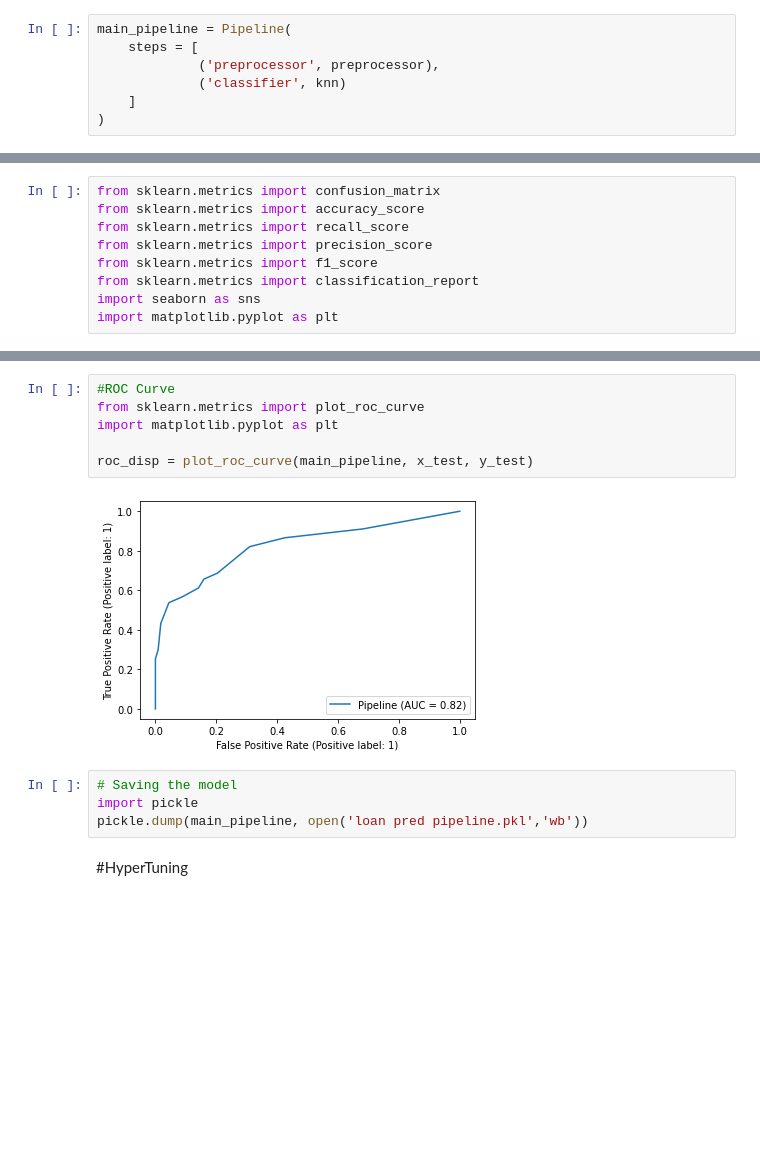
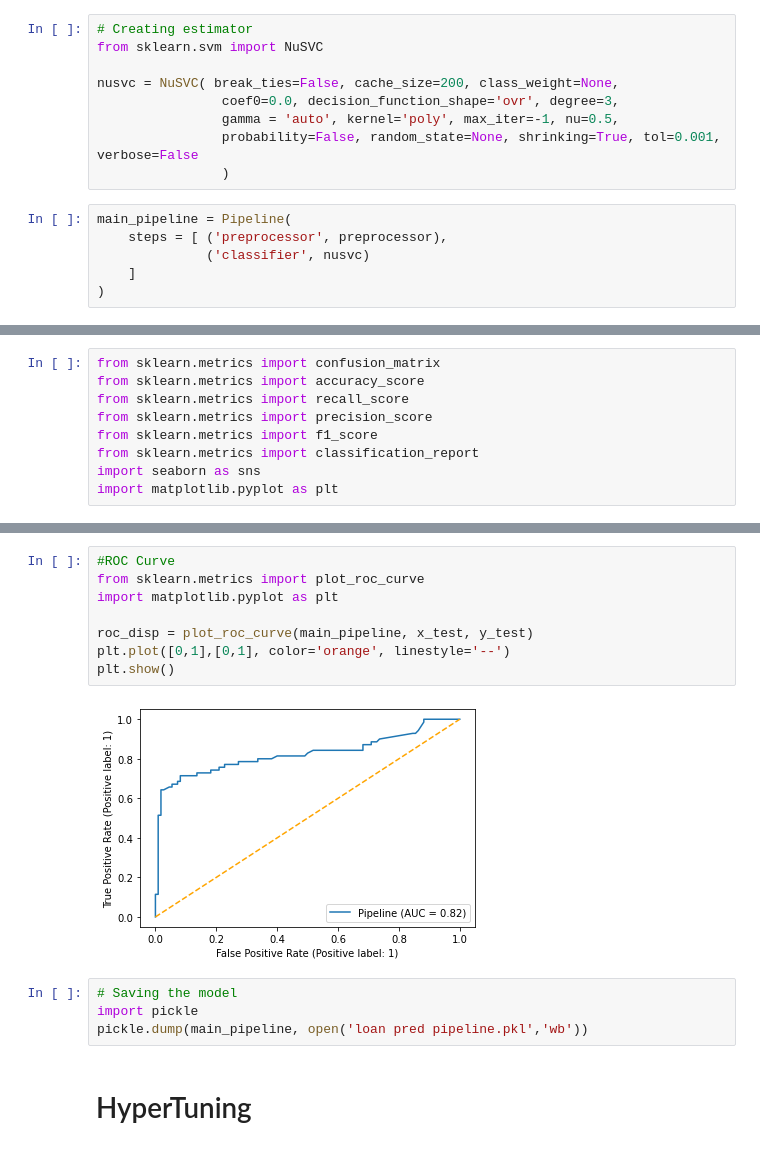
Before and after one commit to Jake-LJH/HeicodersAcademyAI200, a Jupyter notebook: titanic.ipynb, the cells around one changed output, grey strips where cells are left out. Drawn from its saved outputs; the diff is of its cells as text; blank space fills up the shorter version.

```diff
--- a/titanic.ipynb
+++ b/titanic.ipynb
@@ -137,8 +135,16 @@ knn = KNeighborsClassifier( algorithm='auto',
+# %%
+# Creating estimator
+from sklearn.svm import NuSVC
+
+nusvc = NuSVC( break_ties=False, cache_size=200, class_weight=None,
+                coef0=0.0, decision_function_shape='ovr', degree=3,
+                gamma = 'auto', kernel='poly', max_iter=-1, nu=0.5,
+                probability=False, random_state=None, shrinking=True, tol=0.001, verbose=False
+                )
 # %%
 main_pipeline = Pipeline(
-    steps = [
-             ('preprocessor', preprocessor),
-             ('classifier', knn)
+    steps = [ ('preprocessor', preprocessor),
+              ('classifier', nusvc)
     ]
 )
 # %% [markdown]
@@ -197,17 +203,19 @@ weighted avg       0.76      0.77      0.76       180
 # %%
 #ROC Curve
 from sklearn.metrics import plot_roc_curve
 import matplotlib.pyplot as plt
 
 roc_disp = plot_roc_curve(main_pipeline, x_test, y_test)
+plt.plot([0,1],[0,1], color='orange', linestyle='--')
+plt.show()
 # %% [output]
-[figure, old version]
+[figure, new version]
 # %%
 # Saving the model
 import pickle
 pickle.dump(main_pipeline, open('loan pred pipeline.pkl','wb'))
 # %% [markdown]
-#HyperTuning
+# HyperTuning
 # %%
 from sklearn.model_selection import GridSearchCV
 
```
Also changed, not shown: parts of 13 cells of this notebook, 1 other file.
